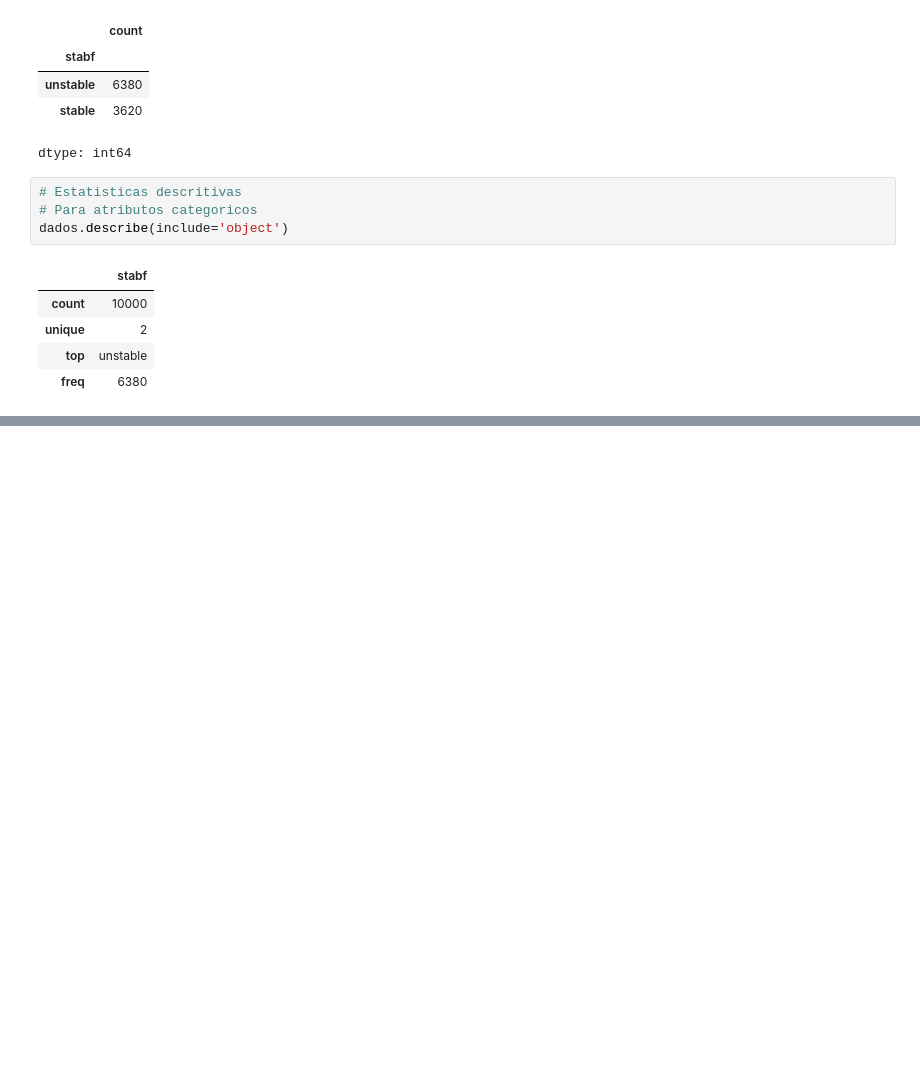
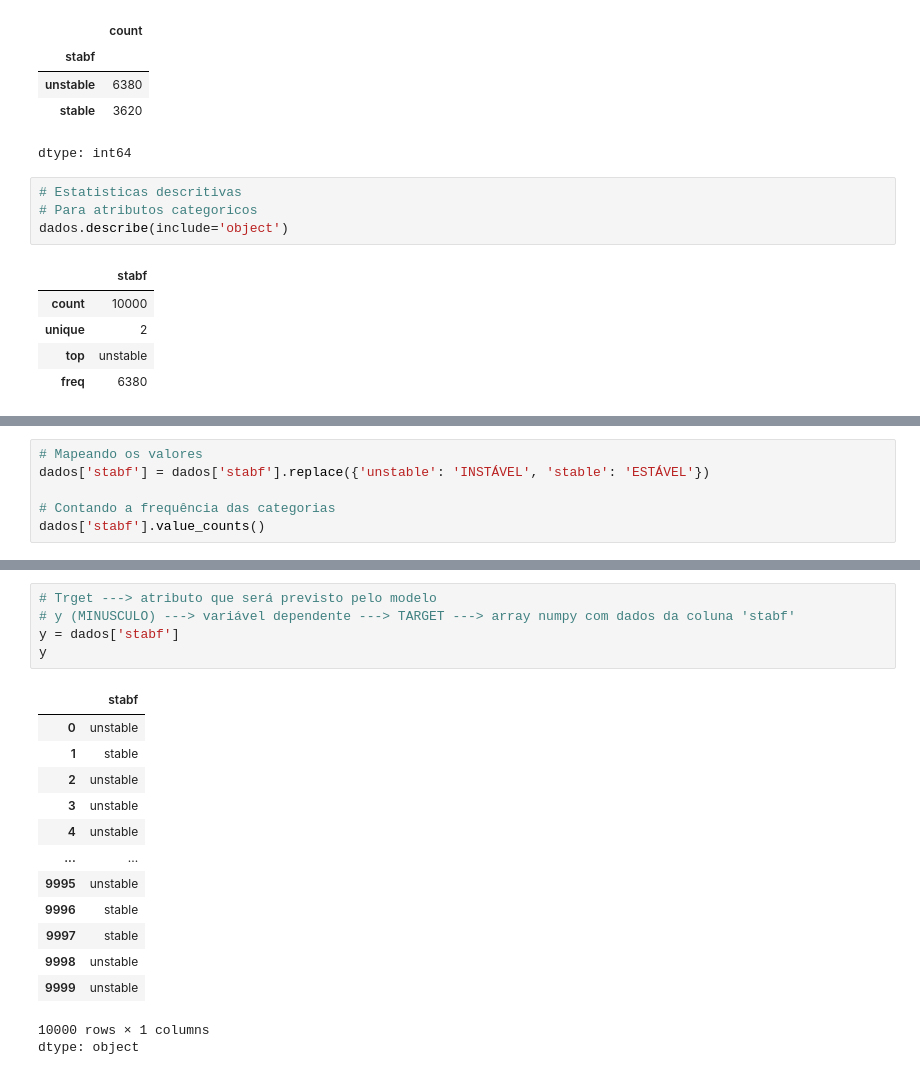
Before and after one commit to pedroyoshikadogarcia/Checkpoint-2-SERS-02.2026, a Jupyter notebook: Aula_06_Machine_Learn_SERS_14_09_26.ipynb, the cells around one changed output, grey strips where cells are left out. Drawn from its saved outputs; the diff is of its cells as text; blank space fills up the shorter version.

```diff
--- a/Aula_06_Machine_Learn_SERS_14_09_26.ipynb
+++ b/Aula_06_Machine_Learn_SERS_14_09_26.ipynb
@@ -85,0 +108,6 @@ dados.describe(include='object')
+# %%
+# Mapeando os valores
+dados['stabf'] = dados['stabf'].replace({'unstable': 'INSTÁVEL', 'stable': 'ESTÁVEL'})
+
+# Contando a frequência das categorias
+dados['stabf'].value_counts()
@@ -85,0 +120,20 @@ dados.describe(include='object')
+# %%
+# Trget ---> atributo que será previsto pelo modelo
+# y (MINUSCULO) ---> variável dependente ---> TARGET ---> array numpy com dados da coluna 'stabf'
+y = dados['stabf']
+y
+# %% [output]
+|  | stabf |
+| 0 | unstable |
+| 1 | stable |
+| 2 | unstable |
+| 3 | unstable |
+| 4 | unstable |
+| ... | ... |
+| 9995 | unstable |
+| 9996 | stable |
+| 9997 | stable |
+| 9998 | unstable |
+| 9999 | unstable |
+10000 rows × 1 columns
+dtype: object
```
Also changed, not shown: parts of 4 cells of this notebook.
